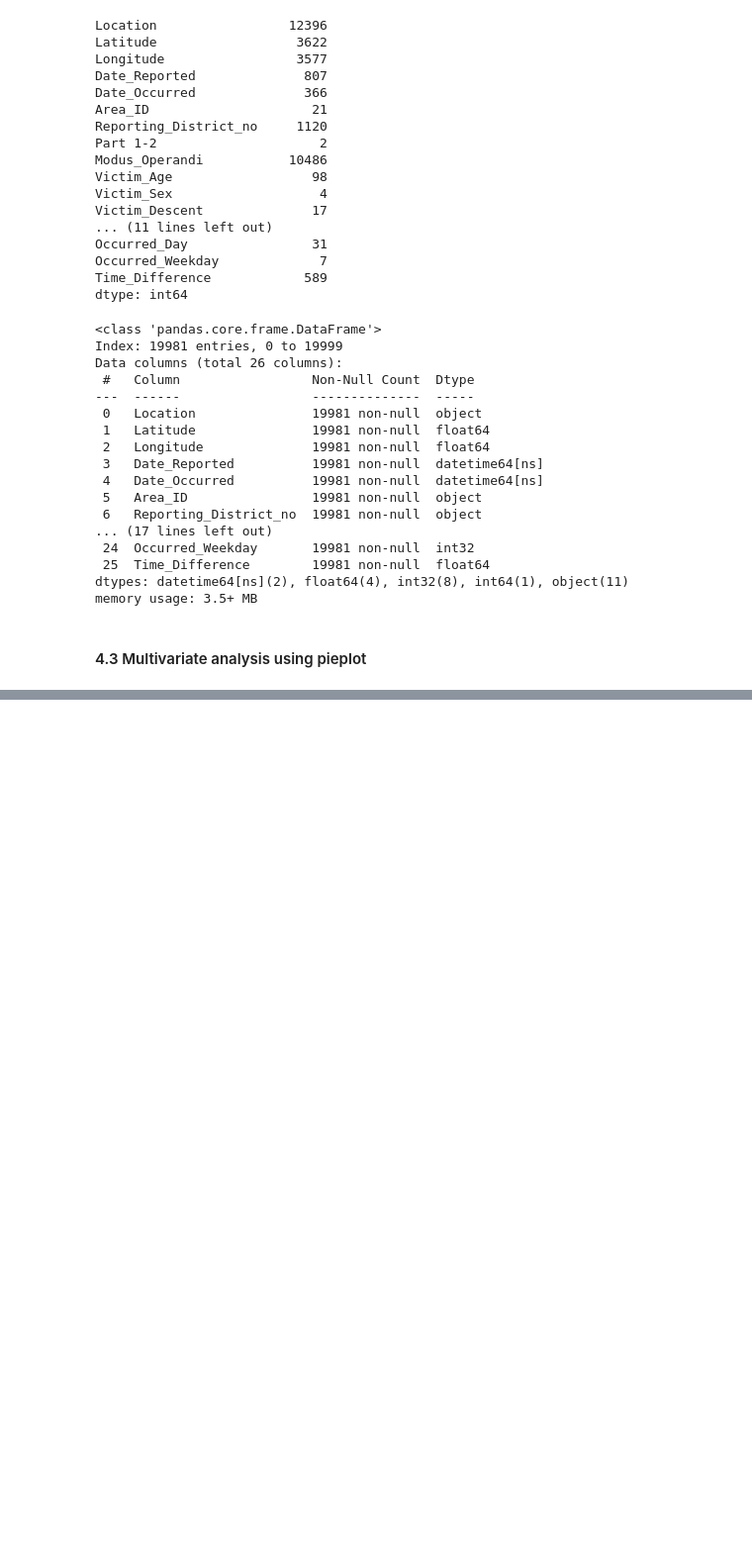
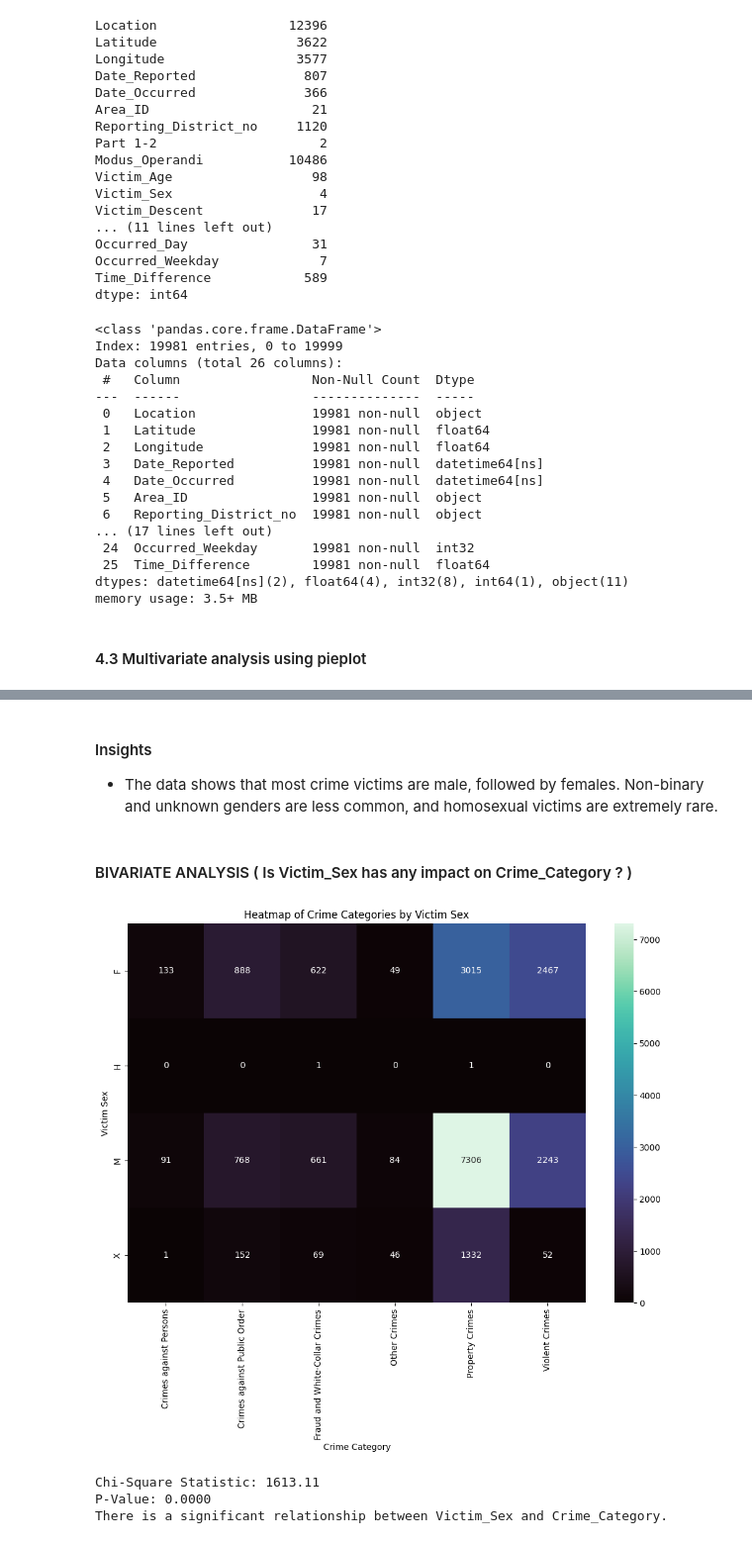
Before and after one commit to imran-nazir0011/CrimeCast-Forecasting-Crime-Categories, a Jupyter notebook: notebook/EDA.ipynb, the cells around one changed output, grey strips where cells are left out. Shown at 99% size. Saved outputs shown, nothing was run; the diff lists cells and outputs as text; code cells hidden in the pictures; blank space fills up the shorter version.

```diff
--- a/notebook/EDA.ipynb
+++ b/notebook/EDA.ipynb
@@ -550,0 +650,32 @@ plt.rcParams['figure.figsize'] = (30, 12)
+# %% [markdown]
+#### Insights
+
+  - The data shows that most crime victims are male, followed by females. Non-binary and unknown genders are less common, and homosexual victims are extremely rare.
+# %% [markdown]
+#### BIVARIATE ANALYSIS ( Is Victim_Sex has any impact on Crime_Category ? )
+# %%
+contingency_table_sex_crime=pd.crosstab(df['Victim_Sex'],df['Crime_Category'])
+plt.figure(figsize=(12, 8))
+sns.heatmap(contingency_table_sex_crime,cmap='mako', annot=True, fmt='d', cbar=True)
+plt.title('Heatmap of Crime Categories by Victim Sex')
+plt.xlabel('Crime Category')
+plt.ylabel('Victim Sex')
+plt.show()
+# %% [output]
+[figure, added]
+# %%
+from scipy.stats import chi2_contingency
+
+# Chi-Square Test
+chi2, p, _, _ = chi2_contingency(contingency_table_sex_crime)
+print(f'Chi-Square Statistic: {chi2:.2f}')
+print(f'P-Value: {p:.4f}')
+
+if p < 0.05:
+    print('There is a significant relationship between Victim_Sex and Crime_Category.')
+else:
+    print('There is no significant relationship between Victim_Sex and Crime_Category.')
+# %% [output]
+Chi-Square Statistic: 1613.11
+P-Value: 0.0000
+There is a significant relationship between Victim_Sex and Crime_Category.
```
Also changed, not shown: parts of 20 cells of this notebook, 1 other file.
